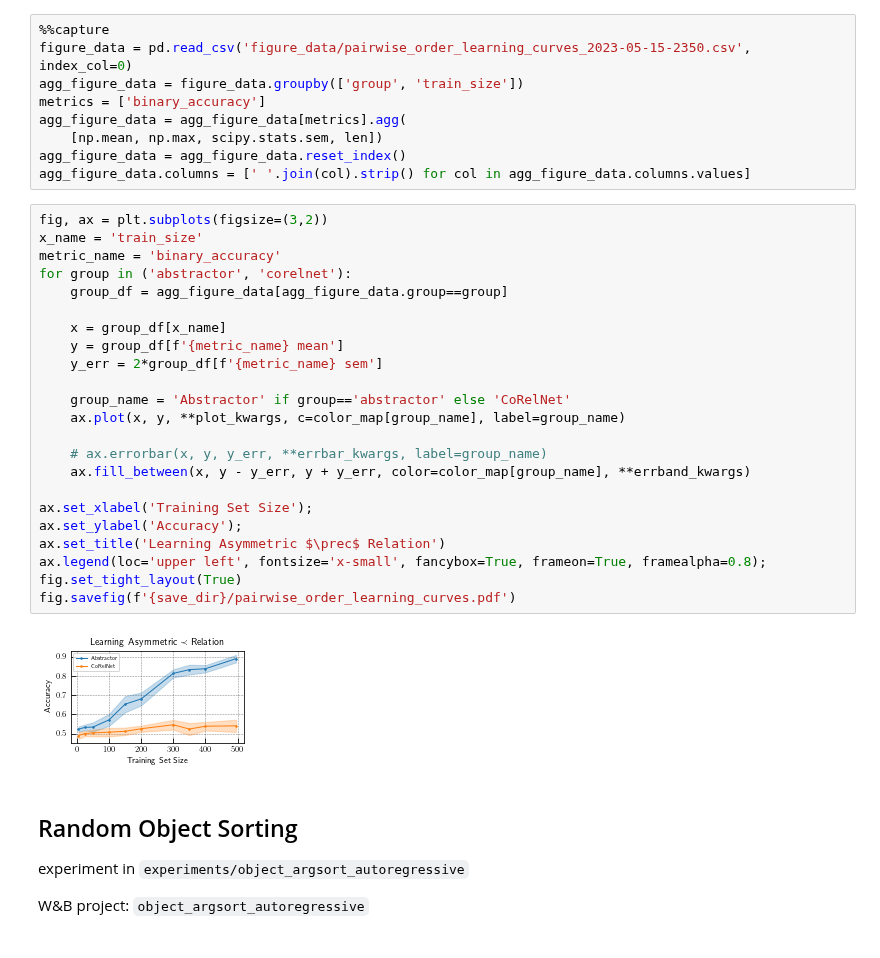
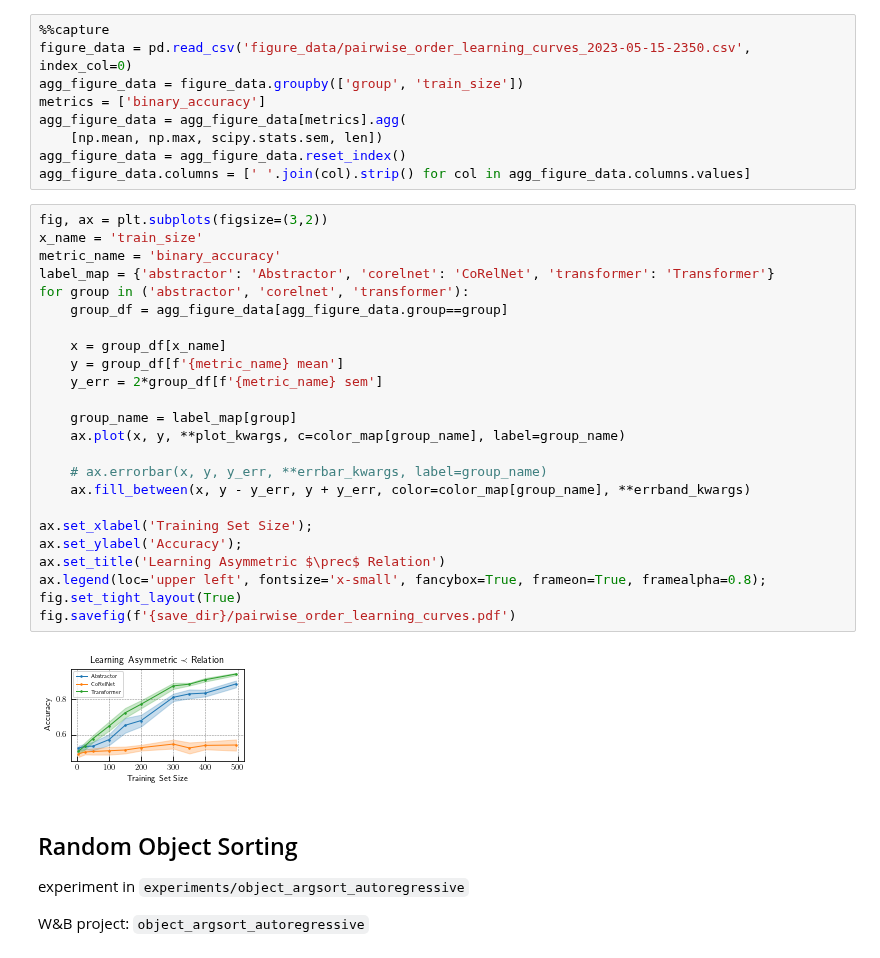
Before and after one commit to jdlafferty/relational, a Jupyter notebook: paper/paper_figures/create_figures.ipynb, the cells around one changed output. Saved outputs shown, nothing was run; the diff lists cells and outputs as text.

```diff
--- a/paper/paper_figures/create_figures.ipynb
+++ b/paper/paper_figures/create_figures.ipynb
@@ -61,28 +61,29 @@ agg_figure_data.columns = [' '.join(col).strip() for col in agg_figure_data.colu
 # %%
 fig, ax = plt.subplots(figsize=(3,2))
 x_name = 'train_size'
 metric_name = 'binary_accuracy'
-for group in ('abstractor', 'corelnet'):
+label_map = {'abstractor': 'Abstractor', 'corelnet': 'CoRelNet', 'transformer': 'Transformer'}
+for group in ('abstractor', 'corelnet', 'transformer'):
     group_df = agg_figure_data[agg_figure_data.group==group]
 
     x = group_df[x_name]
     y = group_df[f'{metric_name} mean']
     y_err = 2*group_df[f'{metric_name} sem']
 
-    group_name = 'Abstractor' if group=='abstractor' else 'CoRelNet'
+    group_name = label_map[group]
     ax.plot(x, y, **plot_kwargs, c=color_map[group_name], label=group_name)
 
     # ax.errorbar(x, y, y_err, **errbar_kwargs, label=group_name)
     ax.fill_between(x, y - y_err, y + y_err, color=color_map[group_name], **errband_kwargs)
 
 ax.set_xlabel('Training Set Size');
 ax.set_ylabel('Accuracy');
 ax.set_title('Learning Asymmetric $\prec$ Relation')
 ax.legend(loc='upper left', fontsize='x-small', fancybox=True, frameon=True, framealpha=0.8);
 fig.set_tight_layout(True)
 fig.savefig(f'{save_dir}/pairwise_order_learning_curves.pdf')
 # %% [output]
-[figure, old version]
+[figure, new version]
 # %% [markdown]
 ## Random Object Sorting
 
```
Also changed, not shown: parts of 2 cells of this notebook, 6 other files.
